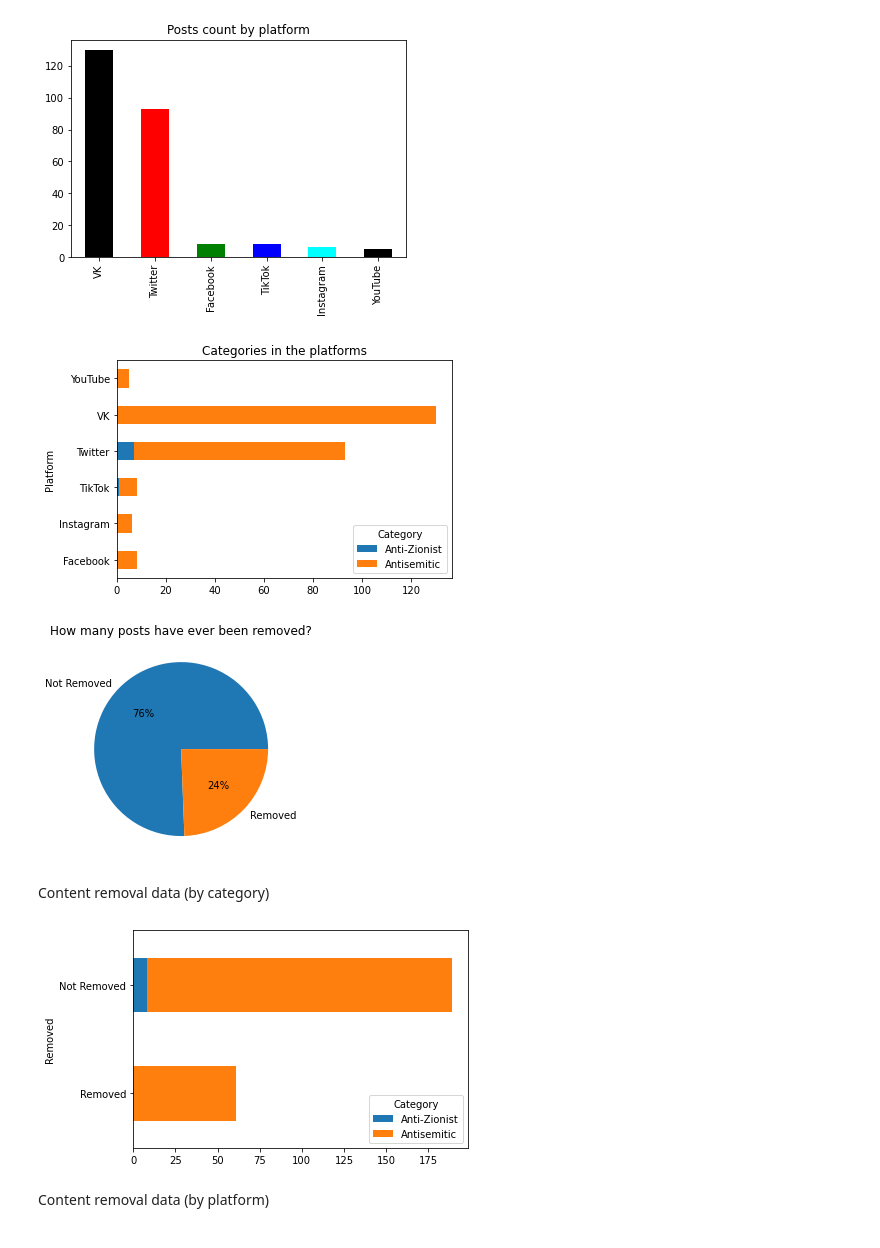
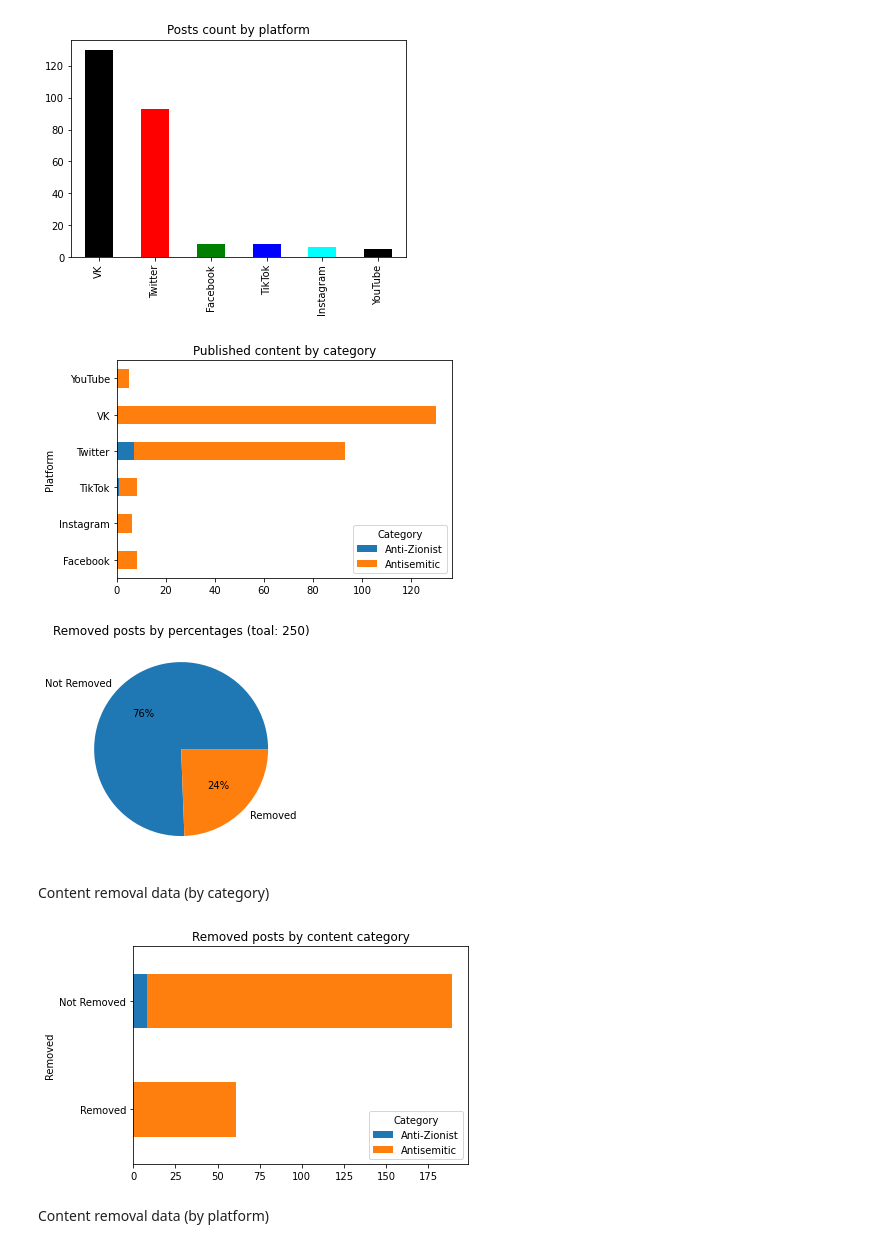
Before and after one commit to zackb124/Data-analysis-project-FOA, a Jupyter notebook: inner organization report/Inner organization report.ipynb, the cells around one changed output. Drawn from its saved outputs; the diff is of its cells as text; code cells hidden in the pictures.

```diff
--- a/inner organization report/Inner organization report.ipynb
+++ b/inner organization report/Inner organization report.ipynb
@@ -96,7 +53,7 @@ plt.savefig("posts_in_platforms.png",dpi='figure',
 #Mapping the category type through the platforms
 
 df_group_=new_df.groupby(['Category', 'Platform'])['Platform'].count().unstack('Category').fillna(0).astype(int)
-categories_per_each_platform = df_group_.plot(kind='barh', stacked=True,mark_right = True ,title = "Categories in the platforms")
+categories_per_each_platform = df_group_.plot(kind='barh', stacked=True,mark_right = True ,title = "Published content by category")
 
 #categories_per_each_platform.get_yaxis().set_visible(False)
 
@@ -105,7 +62,7 @@ plt.savefig("categories_per_each_platform.png",dpi='figure',
         facecolor='auto', edgecolor='auto',
         backend=None)
 # %% [output]
-[figure, old version]
+[figure, new version]
 # %%
 #Cheking the percentage of posts removing in general view
 
@@ -118,7 +75,7 @@ status = new_df["Removed"]
 
 general_removal_view = status.value_counts() #get general info about the removal process of platforms
 
-general_removal_view_plot = general_removal_view.plot(kind = "pie" , autopct='%1.0f%%', title = "How many posts have ever been removed?", textprops={'color':"black"})
+general_removal_view_plot = general_removal_view.plot(kind = "pie" , autopct='%1.0f%%', title = "Removed posts by percentages (toal:" + " "+ str(sum(set))+ ")", textprops={'color':"black"})
 
 general_removal_view_plot.get_yaxis().set_visible(False)
 
@@ -127,7 +84,7 @@ plt.savefig("general_removal_view_plot.png",dpi='figure',
         facecolor='auto', edgecolor='auto',
         backend=None)
 # %% [output]
-[figure, old version]
+[figure, new version]
 # %% [markdown]
 Content removal data (by category)
 # %%
@@ -140,17 +97,17 @@ outpot_category_removal_stats= new_df.groupby(['Removed', 'Category'])['Category
 
 dfi.export(outpot_category_removal_stats,"outpot_category_removal_stats_plot.png")
 # %%
-outpot_category_removal_stats_plot = outpot_category_removal_stats.plot(kind='barh', stacked=True,mark_right = True )
+outpot_category_removal_stats_plot = outpot_category_removal_stats.plot(kind='barh', stacked=True,mark_right = True, title = "Removed posts by content category" )
 
+outpot_category_removal_stats_plot.get_yaxis().set_visible(True)
 
-#outpot_category_removal_stats_plot.get_yaxis().set_visible(False)
 
 plt.savefig("outpot_category_removal_stats_plot.png",dpi='figure',
         bbox_inches= 'tight', pad_inches=0.1,
         facecolor='auto', edgecolor='auto',
         backend=None)
 # %% [output]
-[figure, old version]
+[figure, new version]
 # %% [markdown]
 Content removal data (by platform)
 # %%
```
Also changed, not shown: parts of 6 cells of this notebook, 6 other files.
